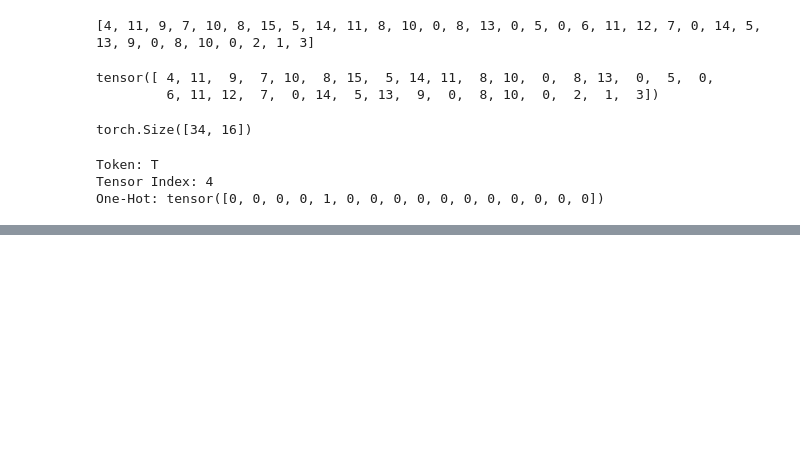
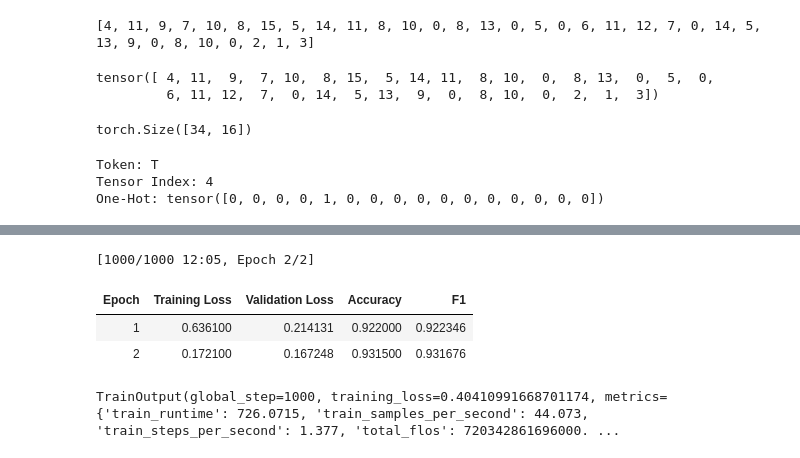
Before and after one commit to Harish2093/nlp-with-transformers, a Jupyter notebook: ch2_text_classification/text_classification.ipynb, the cells around one changed output, grey strips where cells are left out. Cells and saved outputs as stored; diff of their text form; code cells hidden in the pictures; blank space fills up the shorter version.

```diff
--- a/ch2_text_classification/text_classification.ipynb
+++ b/ch2_text_classification/text_classification.ipynb
@@ -183,0 +364,16 @@ One-Hot: tensor([0, 0, 0, 0, 1, 0, 0, 0, 0, 0, 0, 0, 0, 0, 0, 0])
+# %%
+batch_size = 32
+logging_steps = len(ds_encoded['train'])/batch_size
+# %%
+model_name = f"{model_ckpt}-finetuned"
+# %%
+train_args = TrainingArguments(output_dir=model_name,
+                              num_train_epochs=2,
+                              learning_rate=2e-5,
+                              per_device_train_batch_size=batch_size,
+                              per_device_eval_batch_size=batch_size,
+                              weight_decay=0.01,
+                              eval_strategy="epoch",
+                              disable_tqdm=False,
+                              logging_steps=logging_steps,
+                              log_level="error")
@@ -183,0 +382,14 @@ One-Hot: tensor([0, 0, 0, 0, 1, 0, 0, 0, 0, 0, 0, 0, 0, 0, 0, 0])
+# %%
+trainer = Trainer(model=model, args=train_args,
+                 compute_metrics=compute_metrics,
+                 train_dataset=ds_encoded['train'],
+                 eval_dataset=ds_encoded['validation'],
+                 tokenizer=tokenizer)
+# %%
+trainer.train()
+# %% [output]
+[1000/1000 12:05, Epoch 2/2]
+| Epoch | Training Loss | Validation Loss | Accuracy | F1 |
+| 1 | 0.636100 | 0.214131 | 0.922000 | 0.922346 |
+| 2 | 0.172100 | 0.167248 | 0.931500 | 0.931676 |
+TrainOutput(global_step=1000, training_loss=0.40410991668701174, metrics={'train_runtime': 726.0715, 'train_samples_per_second': 44.073, 'train_steps_per_second': 1.377, 'total_flos': 720342861696000. ...
```
Also changed, not shown: parts of 58 cells of this notebook, 1 other file.
